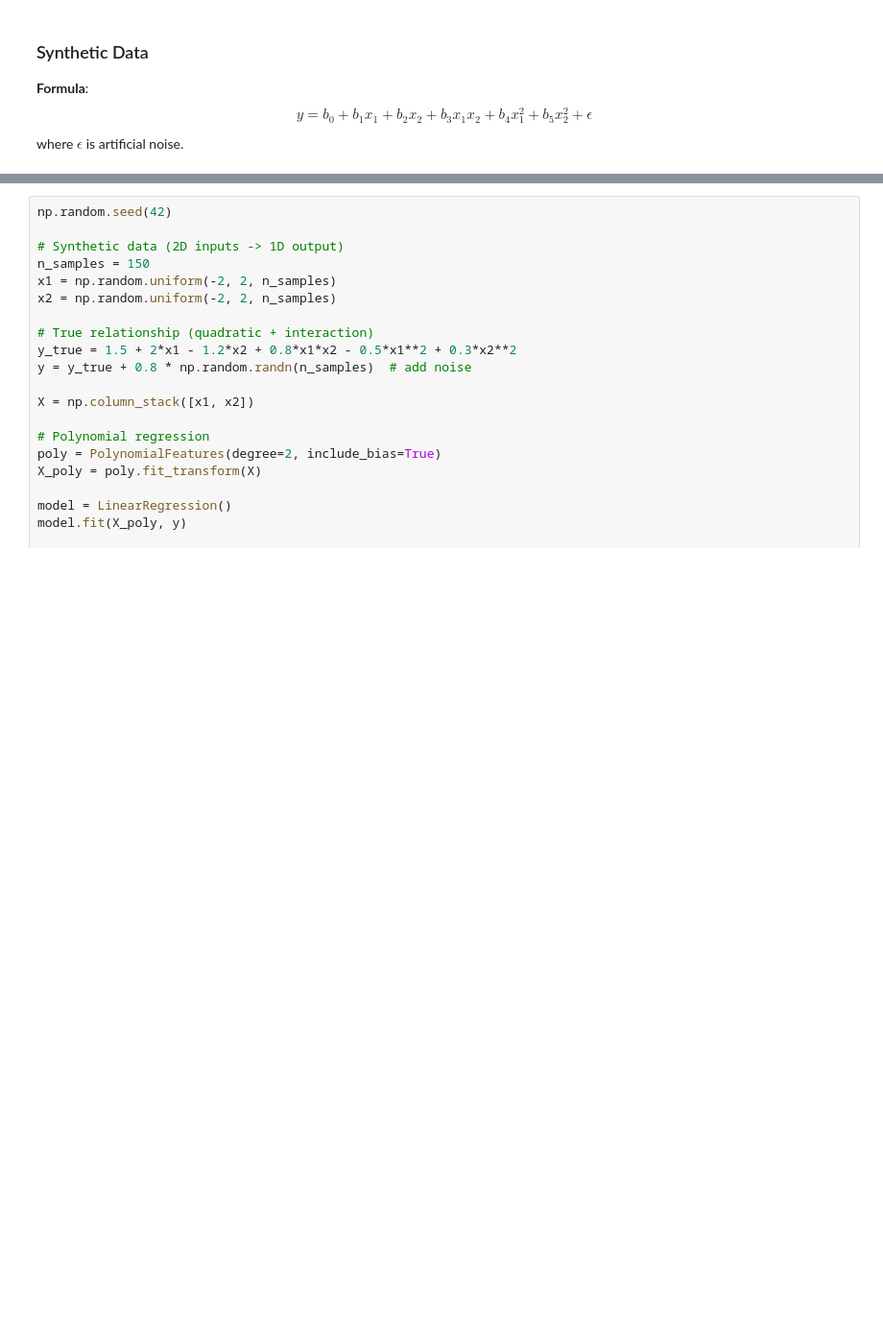
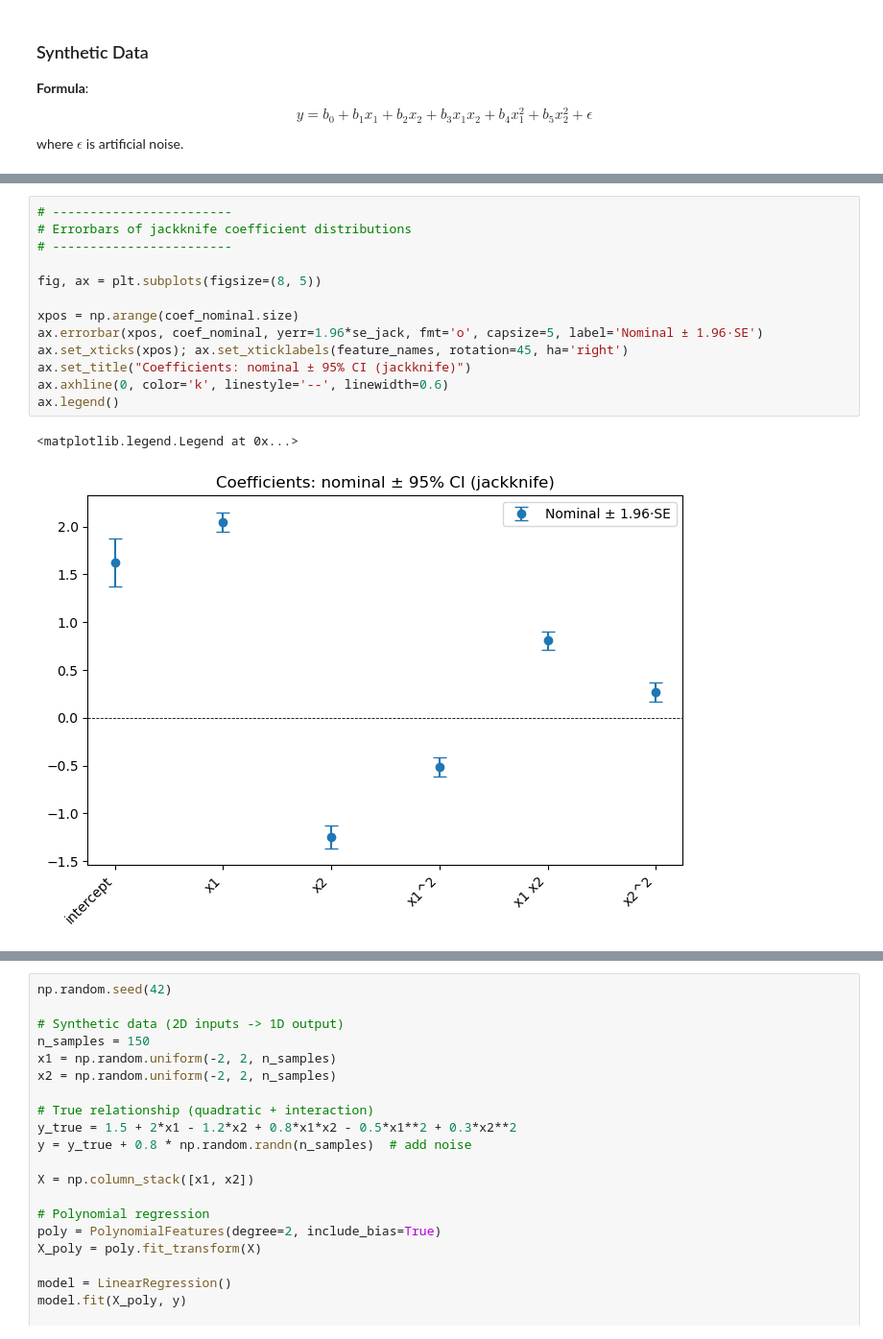
Before and after one commit to coxnevad/NTNU_TK8117_2025, a Jupyter notebook: advanced_week_04/group2/Jackknife-Bootstrap.ipynb, the cells around one changed output, grey strips where cells are left out. Shown at 96% size. Cells and saved outputs as stored; diff of their text form; blank space fills up the shorter version.

```diff
--- a/advanced_week_04/group2/Jackknife-Bootstrap.ipynb
+++ b/advanced_week_04/group2/Jackknife-Bootstrap.ipynb
@@ -36,3 +256,19 @@ where $\epsilon$ is artificial noise.
+# %%
+# ------------------------
+# Errorbars of jackknife coefficient distributions
+# ------------------------
+
+fig, ax = plt.subplots(figsize=(8, 5))
+
+xpos = np.arange(coef_nominal.size)
+ax.errorbar(xpos, coef_nominal, yerr=1.96*se_jack, fmt='o', capsize=5, label='Nominal ± 1.96·SE')
+ax.set_xticks(xpos); ax.set_xticklabels(feature_names, rotation=45, ha='right')
+ax.set_title("Coefficients: nominal ± 95% CI (jackknife)")
+ax.axhline(0, color='k', linestyle='--', linewidth=0.6)
+ax.legend()
+# %% [output]
+<matplotlib.legend.Legend at 0x...>
+[figure, added]
 # %% [markdown]
 ### Bootstrap
 ("sampling with replacement")
```
Also changed, not shown: parts of 11 cells of this notebook.
